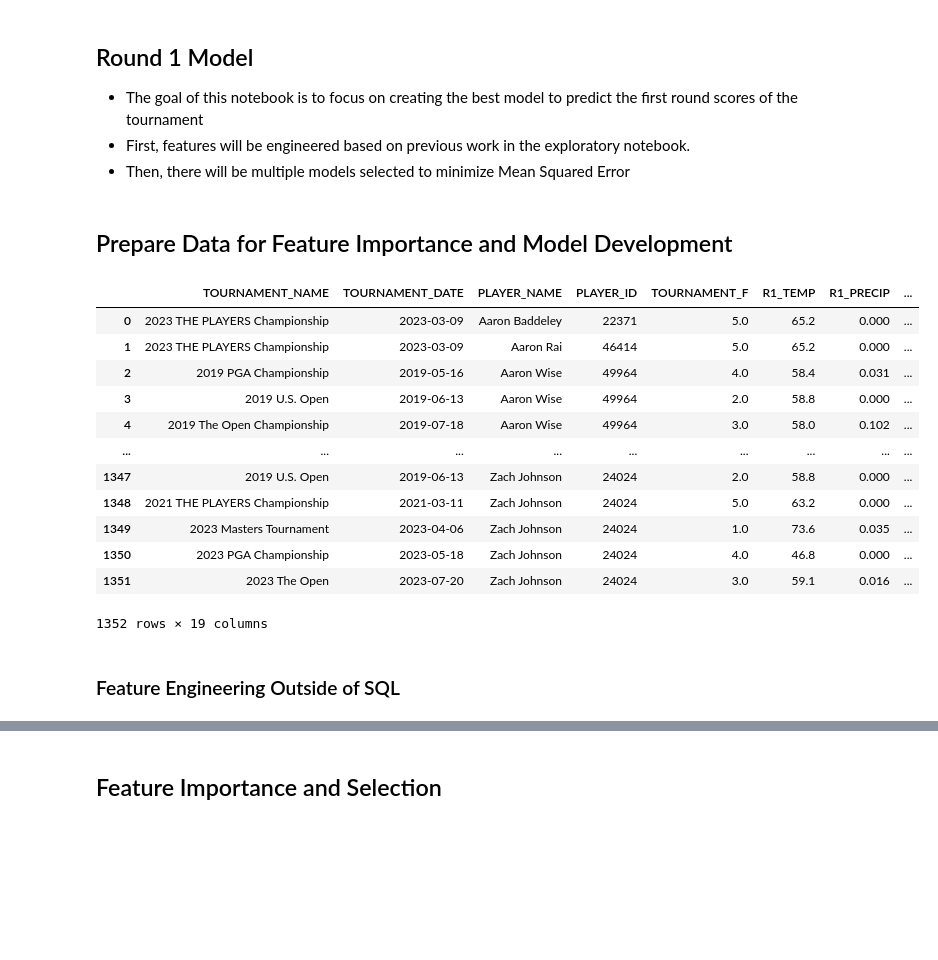
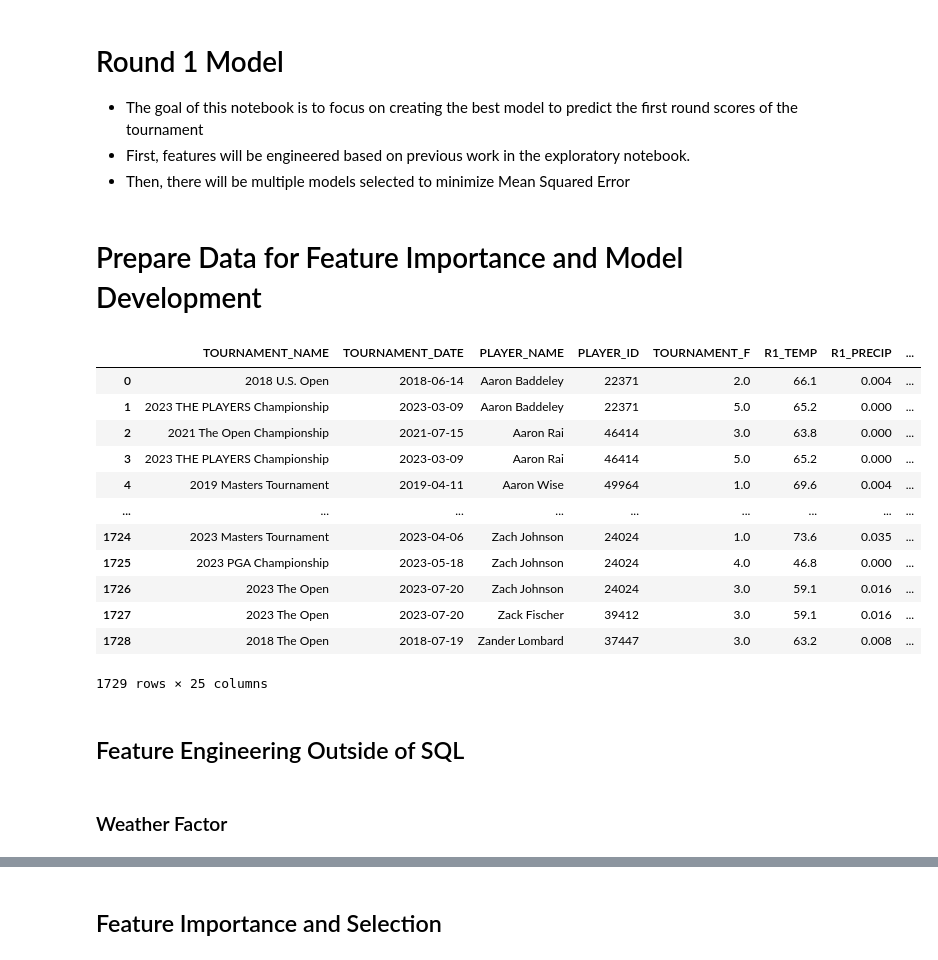
Before and after one commit to nickospelt/PGA_Score_Predictor, a Jupyter notebook: Model Development/round_1.ipynb, the cells around one changed output, grey strips where cells are left out. Saved outputs shown, nothing was run; the diff lists cells and outputs as text; code cells hidden in the pictures; blank space fills up the shorter version.

Commit message:
Experimented with using an exponential weighting system to average over historical data.

```diff
--- a/Model Development/round_1.ipynb
+++ b/Model Development/round_1.ipynb
@@ -1,5 +1,5 @@
 # %% [markdown]
-## Round 1 Model
+# Round 1 Model
 - The goal of this notebook is to focus on creating the best model to predict the first round scores of the tournament
 - First, features will be engineered based on previous work in the exploratory notebook.
 - Then, there will be multiple models selected to minimize Mean Squared Error
@@ -19,7 +21,7 @@ import pandas as pd
 ## database where clean data is stored
 conn = sqlite3.connect('/Users/nickospelt/Documents/App_Projects/PGA_Score_Predictor/Data/PGA_SQL_DB/PGA.db')
 # %% [markdown]
-## Prepare Data for Feature Importance and Model Development
+# Prepare Data for Feature Importance and Model Development
 # %%
 round_one_query = """WITH
 TOURNAMENT_AVGS AS (
@@ -99,54 +101,56 @@ SELECT WEIGHTS.TOURNAMENT_NAME, WEIGHTS.TOURNAMENT_DATE, WEIGHTS.PLAYER_NAME, PL
      END) AS TOURNAMENT_F,
     R1_TEMP, R1_PRECIP, R1_WIND_SPEED, R1_WIND_DIRECT,
     ELEVATION, PAR, LENGTH,
     (CASE
         WHEN WEIGHT_1 IS NULL THEN NULL
         ELSE IFNULL(P1_R1_SCORE_RATIO, 0) * WEIGHT_1 + IFNULL(P2_R1_SCORE_RATIO, 0) * WEIGHT_2 + IFNULL(P3_R1_SCORE_RATIO, 0) * WEIGHT_3
-    END) AS R1_SCORE_RATIO,
+    END) AS R1_SCORE_RATIO, PLAYER_RATIOS.R1_SCORE_RATIO AS ACT_R1_SCORE_RATIO,
     (CASE
         WHEN WEIGHT_1 IS NULL THEN NULL
         ELSE IFNULL(P1_SCRAMB_RATIO, 0) * WEIGHT_1 + IFNULL(P2_SCRAMB_RATIO, 0) * WEIGHT_2 + IFNULL(P3_SCRAMB_RATIO, 0) * WEIGHT_3
-    END) AS SCRAMB_RATIO,
+    END) AS SCRAMB_RATIO, PLAYER_RATIOS.SCRAMB_RATIO AS ACT_SCRAMB_RATIO,
     (CASE
         WHEN WEIGHT_1 IS NULL THEN NULL
         ELSE IFNULL(P1_DRIVE_DIST_RATIO, 0) * WEIGHT_1 + IFNULL(P2_DRIVE_DIST_RATIO, 0) * WEIGHT_2 + IFNULL(P3_DRIVE_DIST_RATIO, 0) * WEIGHT_3
-    END) AS DRIVE_DIST_RATIO,
+    END) AS DRIVE_DIST_RATIO, PLAYER_RATIOS.DRIVE_DIST_RATIO AS ACT_DRIVE_DIST_RATIO,
     (CASE
         WHEN WEIGHT_1 IS NULL THEN NULL
         ELSE IFNULL(P1_FIR_RATIO, 0) * WEIGHT_1 + IFNULL(P2_FIR_RATIO, 0) * WEIGHT_2 + IFNULL(P3_FIR_RATIO, 0) * WEIGHT_3
-    END) AS FIR_RATIO,
+    END) AS FIR_RATIO, PLAYER_RATIOS.FIR_RATIO AS ACT_FIR_RATIO,
     (CASE
         WHEN WEIGHT_1 IS NULL THEN NULL
         ELSE IFNULL(P1_GIR_RATIO, 0) * WEIGHT_1 + IFNULL(P2_GIR_RATIO, 0) * WEIGHT_2 + IFNULL(P3_GIR_RATIO, 0) * WEIGHT_3
-    END) AS GIR_RATIO,
+    END) AS GIR_RATIO, PLAYER_RATIOS.FIR_RATIO AS ACT_GIR_RATIO,
     (CASE
         WHEN WEIGHT_1 IS NULL THEN NULL
         ELSE IFNULL(P1_R1_PUTT_RATIO, 0) * WEIGHT_1 + IFNULL(P2_R1_PUTT_RATIO, 0) * WEIGHT_2 + IFNULL(P3_R1_PUTT_RATIO, 0) * WEIGHT_3
-    END) AS R1_PUTT_RATIO,
+    END) AS R1_PUTT_RATIO, PLAYER_RATIOS.R1_PUTT_RATIO AS ACT_R1_PUTT_RATIO,
     R1_SCORE
 FROM WEIGHTS INNER JOIN PLAYER_TOURNAMENT_RESULTS_V2
     ON WEIGHTS.TOURNAMENT_NAME = PLAYER_TOURNAMENT_RESULTS_V2.TOURNAMENT_NAME AND WEIGHTS.PLAYER_NAME = PLAYER_TOURNAMENT_RESULTS_V2.PLAYER_NAME
-WHERE GIR_RATIO IS NOT NULL
+    INNER JOIN PLAYER_RATIOS ON WEIGHTS.TOURNAMENT_NAME = PLAYER_RATIOS.TOURNAMENT_NAME AND WEIGHTS.PLAYER_NAME = PLAYER_RATIOS.PLAYER_NAME
 ORDER BY WEIGHTS.PLAYER_NAME, WEIGHTS.TOURNAMENT_DATE"""
 
 round_one_df = pd.read_sql_query(round_one_query, conn)
 round_one_df
 # %% [output]
 |  | TOURNAMENT_NAME | TOURNAMENT_DATE | PLAYER_NAME | PLAYER_ID | TOURNAMENT_F | R1_TEMP | R1_PRECIP | ... |
-| 0 | 2023 THE PLAYERS Championship | 2023-03-09 | Aaron Baddeley | 22371 | 5.0 | 65.2 | 0.000 | ... |
-| 1 | 2023 THE PLAYERS Championship | 2023-03-09 | Aaron Rai | 46414 | 5.0 | 65.2 | 0.000 | ... |
-| 2 | 2019 PGA Championship | 2019-05-16 | Aaron Wise | 49964 | 4.0 | 58.4 | 0.031 | ... |
-| 3 | 2019 U.S. Open | 2019-06-13 | Aaron Wise | 49964 | 2.0 | 58.8 | 0.000 | ... |
-| 4 | 2019 The Open Championship | 2019-07-18 | Aaron Wise | 49964 | 3.0 | 58.0 | 0.102 | ... |
+| 0 | 2018 U.S. Open | 2018-06-14 | Aaron Baddeley | 22371 | 2.0 | 66.1 | 0.004 | ... |
+| 1 | 2023 THE PLAYERS Championship | 2023-03-09 | Aaron Baddeley | 22371 | 5.0 | 65.2 | 0.000 | ... |
+| 2 | 2021 The Open Championship | 2021-07-15 | Aaron Rai | 46414 | 3.0 | 63.8 | 0.000 | ... |
+| 3 | 2023 THE PLAYERS Championship | 2023-03-09 | Aaron Rai | 46414 | 5.0 | 65.2 | 0.000 | ... |
+| 4 | 2019 Masters Tournament | 2019-04-11 | Aaron Wise | 49964 | 1.0 | 69.6 | 0.004 | ... |
 | ... | ... | ... | ... | ... | ... | ... | ... | ... |
-| 1347 | 2019 U.S. Open | 2019-06-13 | Zach Johnson | 24024 | 2.0 | 58.8 | 0.000 | ... |
-| 1348 | 2021 THE PLAYERS Championship | 2021-03-11 | Zach Johnson | 24024 | 5.0 | 63.2 | 0.000 | ... |
-| 1349 | 2023 Masters Tournament | 2023-04-06 | Zach Johnson | 24024 | 1.0 | 73.6 | 0.035 | ... |
-| 1350 | 2023 PGA Championship | 2023-05-18 | Zach Johnson | 24024 | 4.0 | 46.8 | 0.000 | ... |
-| 1351 | 2023 The Open | 2023-07-20 | Zach Johnson | 24024 | 3.0 | 59.1 | 0.016 | ... |
+| 1724 | 2023 Masters Tournament | 2023-04-06 | Zach Johnson | 24024 | 1.0 | 73.6 | 0.035 | ... |
+| 1725 | 2023 PGA Championship | 2023-05-18 | Zach Johnson | 24024 | 4.0 | 46.8 | 0.000 | ... |
+| 1726 | 2023 The Open | 2023-07-20 | Zach Johnson | 24024 | 3.0 | 59.1 | 0.016 | ... |
+| 1727 | 2023 The Open | 2023-07-20 | Zack Fischer | 39412 | 3.0 | 59.1 | 0.016 | ... |
+| 1728 | 2018 The Open | 2018-07-19 | Zander Lombard | 37447 | 3.0 | 63.2 | 0.008 | ... |
-1352 rows × 19 columns
+1729 rows × 25 columns
 # %% [markdown]
-### Feature Engineering Outside of SQL
+## Feature Engineering Outside of SQL
+# %% [markdown]
+### Weather Factor
 # %%
 def weather_weighted_average(temp, precip, wind_speed, elevation):
     weights = [0.1, 0.1, 0.3, 0.5]
```
Also changed, not shown: parts of 14 cells of this notebook.
